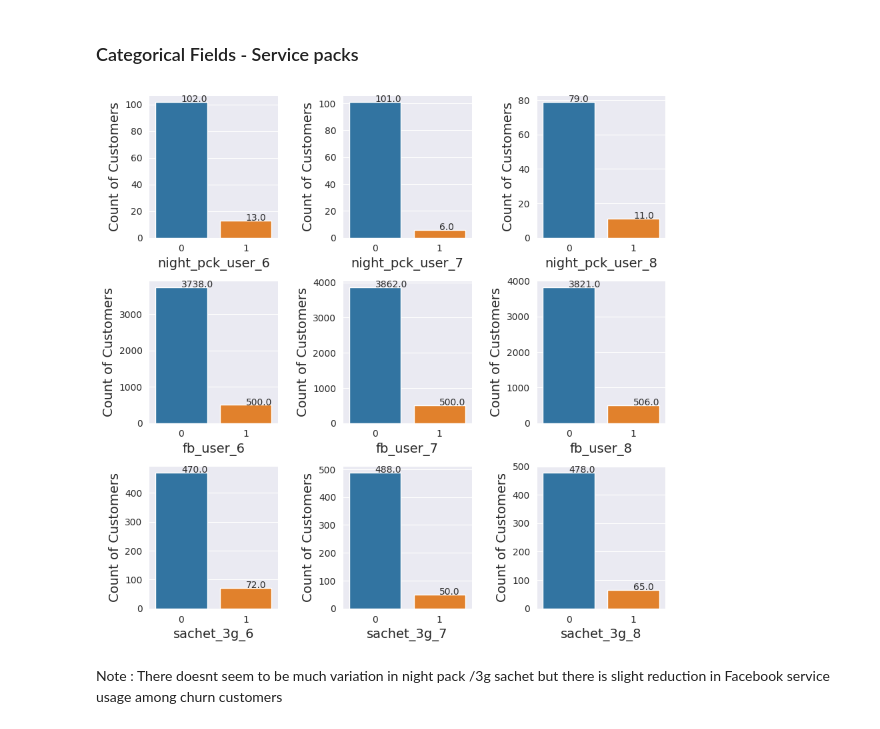
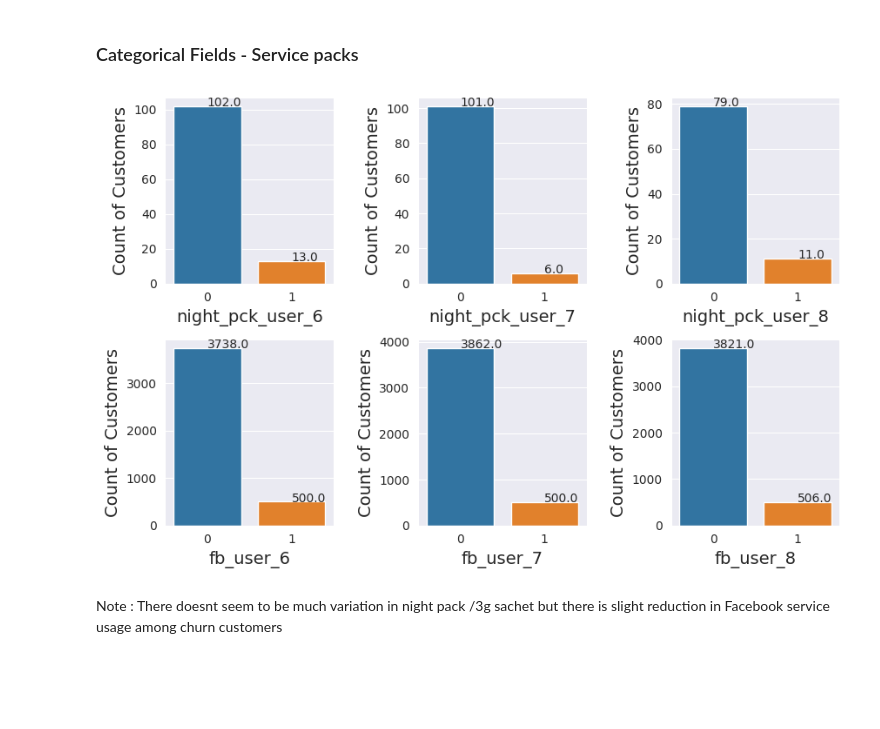
Before and after one commit to chitra-psg/telecom_churn, a Jupyter notebook: telecom_churn_prediction_gc.ipynb, the cells around one changed output. Drawn from its saved outputs; the diff is of its cells as text; code cells hidden in the pictures; blank space fills up the shorter version.

```diff
--- a/telecom_churn_prediction_gc.ipynb
+++ b/telecom_churn_prediction_gc.ipynb
@@ -543,22 +543,22 @@ Note : In cases of churn, we can notice arpu declining over the period. Arpu is
 ### Categorical Fields - Service packs
 # %%
 #Analysis on categorrical fields
-category_list = ['night_pck_user_6', 'night_pck_user_7', 'night_pck_user_8', 'fb_user_6', 'fb_user_7', 'fb_user_8', 'sachet_3g_6', 'sachet_3g_7', 'sachet_3g_8']
+category_list = ['night_pck_user_6', 'night_pck_user_7', 'night_pck_user_8', 'fb_user_6', 'fb_user_7', 'fb_user_8']
 counter = 1
 
 plt.figure(figsize = (10, 10))
 
 for col_list in category_list:
     plt.subplot(3, 3, counter)
     service_data = data_key_customers.loc[(data[col_list] == 1)]
     PlotAttribute(service_data, 'churn_probability', '', col_list, 'Count of Customers')
     counter += 1
 
 plt.subplots_adjust(hspace = 0.3)
 plt.subplots_adjust(wspace = 0.5)
 plt.show()
 # %% [output]
-[figure, old version]
+[figure, new version]
 # %% [markdown]
 Note : There doesnt seem to be much variation in night pack /3g sachet but there is slight reduction in Facebook service usage among churn customers
 # %%
```
Also changed, not shown: parts of 8 cells of this notebook.
